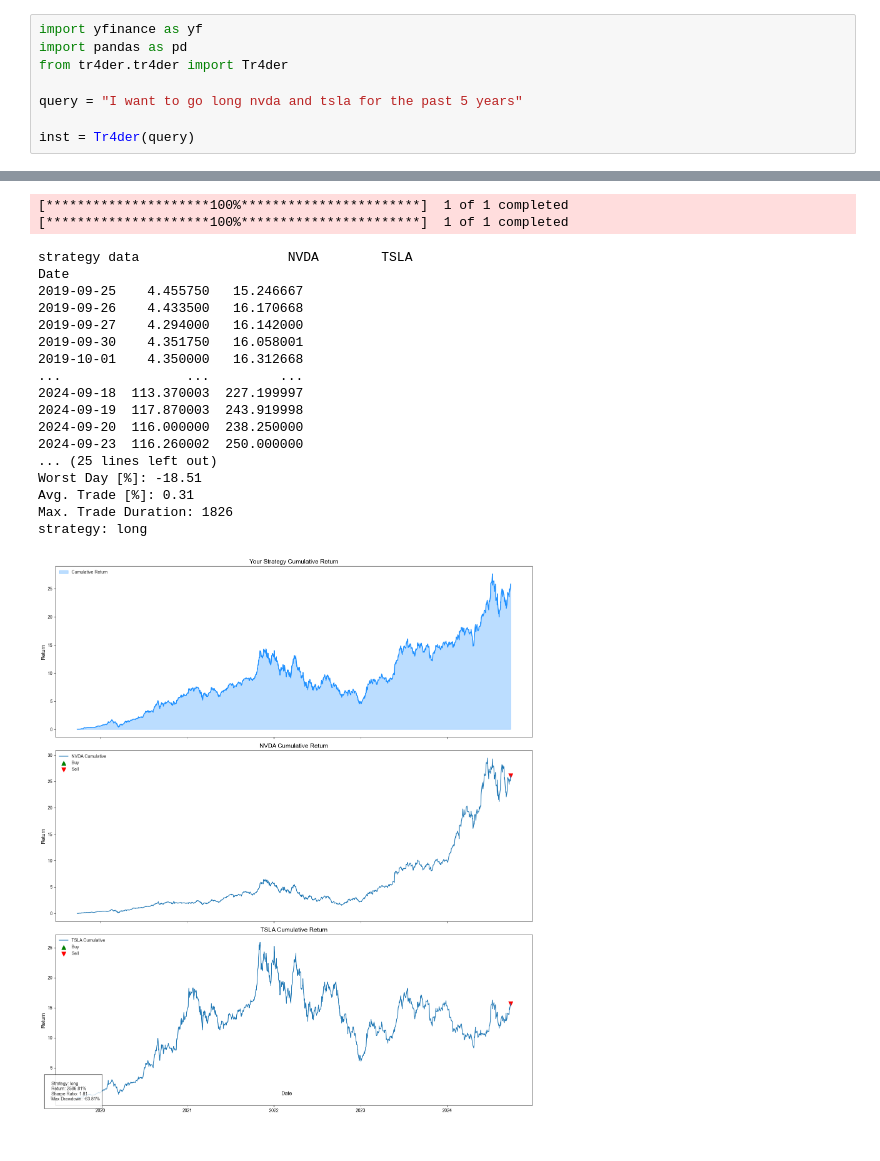
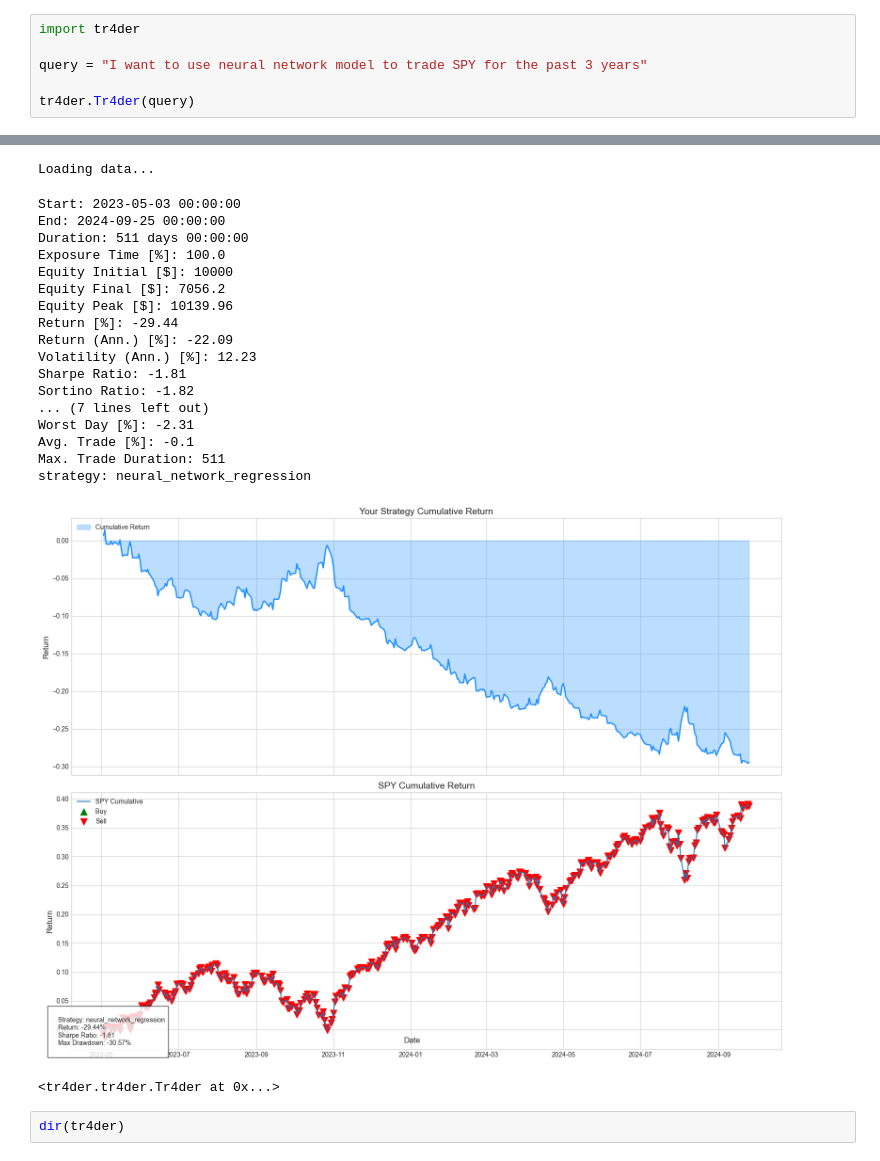
Before and after one commit to smullins998/Tr4der, a Jupyter notebook: test.ipynb, the cells around one changed output, grey strips where cells are left out. Drawn from its saved outputs; the diff is of its cells as text.

```diff
--- a/test.ipynb
+++ b/test.ipynb
@@ -1,9 +1,7 @@
 # %%
-import yfinance as yf
-import pandas as pd
-from tr4der.tr4der import Tr4der
+import tr4der
 
-query = "I want to go long nvda and tsla for the past 5 years"
+query = "I want to use neural network model to trade SPY for the past 3 years"
 
-inst = Tr4der(query)
+tr4der.Tr4der(query)
 # %% [output]
@@ -23,20 +9,22 @@ Loading data...
-[*********************100%***********************]  1 of 1 completed
-[*********************100%***********************]  1 of 1 completed
+Loading data...
-strategy data                   NVDA        TSLA
-Date
-2019-09-25    4.455750   15.246667
-2019-09-26    4.433500   16.170668
-2019-09-27    4.294000   16.142000
-2019-09-30    4.351750   16.058001
-2019-10-01    4.350000   16.312668
-...                ...         ...
-2024-09-18  113.370003  227.199997
-2024-09-19  117.870003  243.919998
-2024-09-20  116.000000  238.250000
-2024-09-23  116.260002  250.000000
-... (25 lines left out)
-Worst Day [%]: -18.51
-Avg. Trade [%]: 0.31
-Max. Trade Duration: 1826
-strategy: long
+Start: 2023-05-03 00:00:00
+End: 2024-09-25 00:00:00
+Duration: 511 days 00:00:00
+Exposure Time [%]: 100.0
+Equity Initial [$]: 10000
+Equity Final [$]: 7056.2
+Equity Peak [$]: 10139.96
+Return [%]: -29.44
+Return (Ann.) [%]: -22.09
+Volatility (Ann.) [%]: 12.23
+Sharpe Ratio: -1.81
+Sortino Ratio: -1.82
+... (7 lines left out)
+Worst Day [%]: -2.31
+Avg. Trade [%]: -0.1
+Max. Trade Duration: 511
+strategy: neural_network_regression
-[figure, old version]
+[figure, new version]
+<tr4der.tr4der.Tr4der at 0x...>
+# %%
+dir(tr4der)
```
Also changed, not shown: parts of 1 cell of this notebook, 12 other files.
